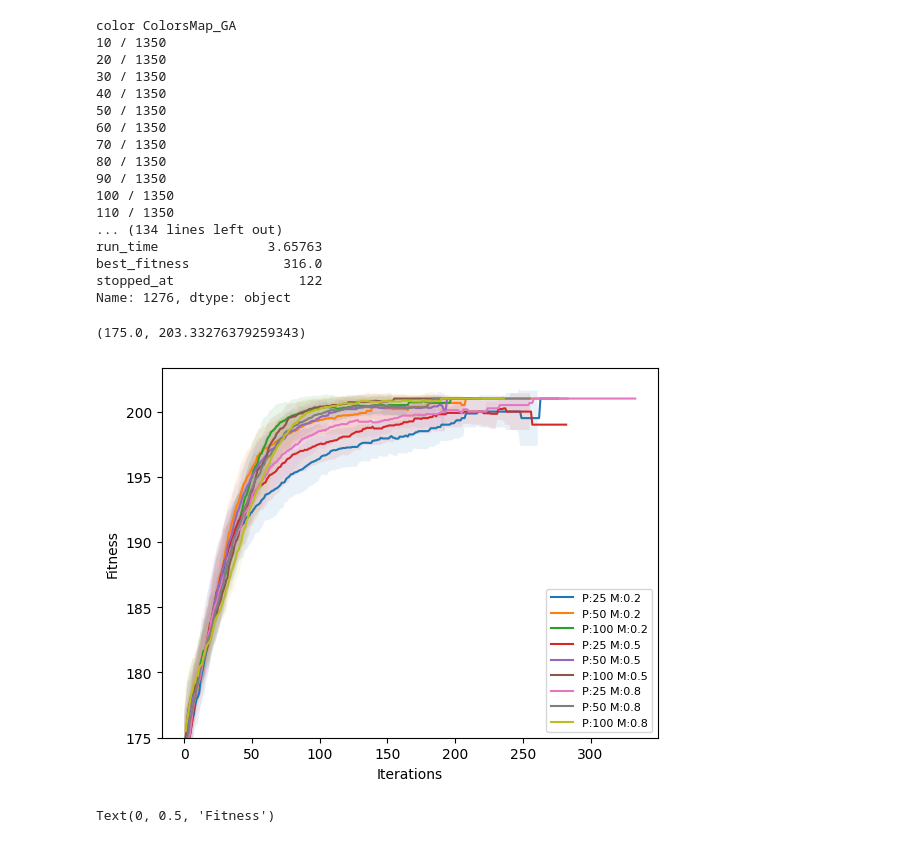
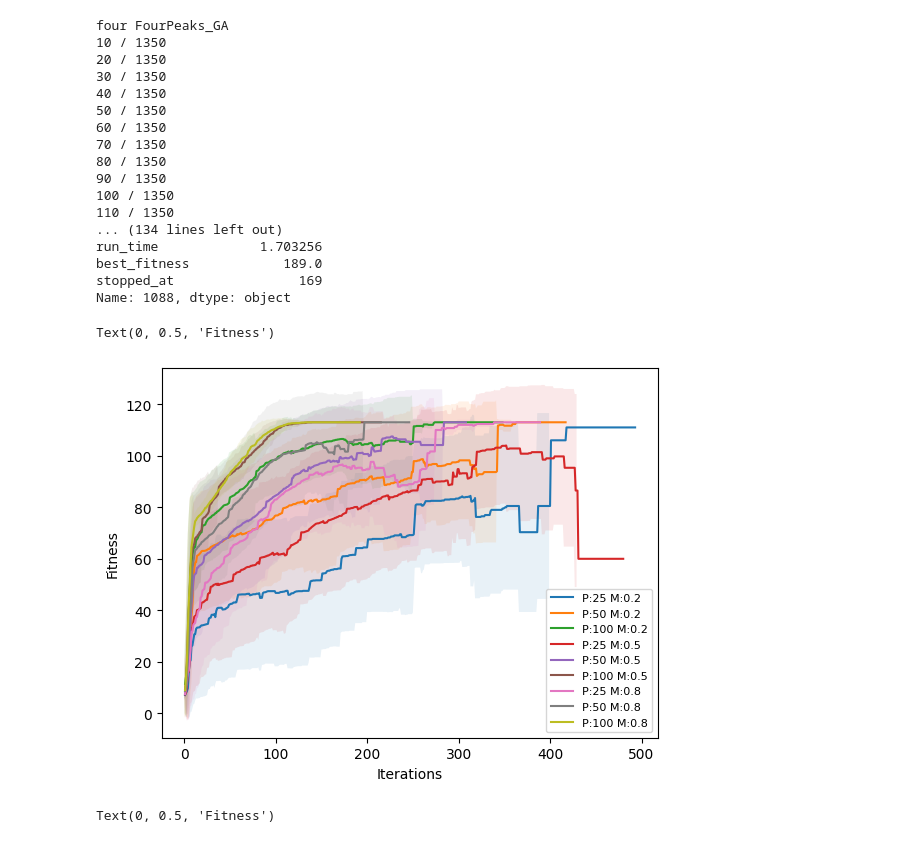
Before and after one commit to kodendaal/cs_7641_a2, a Jupyter notebook: main.ipynb, the cells around one changed output. Drawn from its saved outputs; the diff is of its cells as text; code cells hidden in the pictures.

```diff
--- a/main.ipynb
+++ b/main.ipynb
@@ -18,8 +17,8 @@ from sklearn.exceptions import ConvergenceWarning
 warnings.simplefilter("ignore", category=ConvergenceWarning)
 # %%
 # problem control ('four' and 'color')
-prob_type = 'four'
-load_previous = True
+prob_type = 'color'
+load_previous = False
 # %%
 if load_previous:
     if prob_type == 'four':
@@ -354,7 +351,7 @@ if not load_previous:
 	np.random.seed(100)
 	seeds = np.random.randint(0, 1000, size=(10))
 	n_size = [20, 40, 60, 80, 100]
-	attempt_size = [0] #, 25, 50, 75]
+	attempt_size = [25, 50, 75]
 	pop_sizes = [25, 50, 100]
 	mut_size = [0.2, 0.5, 0.8]
 	iters = 50000 # np.inf
@@ -385,7 +382,7 @@ if not load_previous:
 
 						stopped_at = curve.shape[0]
 						results_list.append((experiment_name, count, seed, n, attempts, iters, pop_size, mutation_prob, run_time, best_fitness, stopped_at))
-						df_curve = pd.DataFrame(curve, columns=['fitness','fevals'])
+						df_curve = pd.DataFrame(curve, columns=['fitness', 'fevals'])
 						df_curve['iterations'] = np.arange(1, len(curve)+1)
 						df_curve['fevals_total'] = df_curve['fevals'].cumsum()
 						df_curve[['count', 'seed', 'prob_size', 'max_attempts', 'max_iters', 'pop_size', 'mutation_prob', 'run_time', 'best_fitness', 'stopped_at']] = count, seed, n, attempts, iters, pop_size, mutation_prob, run_time, best_fitness, stopped_at
@@ -405,7 +402,7 @@ if not load_previous:
 	idx = df_max['stopped_at'].idxmin()
 	print(df_results_ga.loc[idx])
 # %% [output]
-color ColorsMap_GA
+four FourPeaks_GA
 10 / 1350
 20 / 1350
 30 / 1350
@@ -418,32 +415,32 @@ color ColorsMap_GA
 100 / 1350
 110 / 1350
 ... (134 lines left out)
-run_time              3.65763
-best_fitness            316.0
-stopped_at                122
-Name: 1276, dtype: object
+run_time             1.703256
+best_fitness            189.0
+stopped_at                169
+Name: 1088, dtype: object
 # %%
 # average fitness performance for varying hyperparameters (multiple seeds)
 attempt_size = [25]
 pop_sizes = [25, 50, 100]
 mut_size = [0.2, 0.5, 0.8]
 
 # for a in attempt_size:
 for m in mut_size:
     for p in  pop_sizes:
         df_group = df_curve_ga[(df_curve_ga['mutation_prob'] == m) & (df_curve_ga['pop_size'] == p) & (df_curve_ga['prob_size'] == 60)]
         fit_mean = df_group.groupby('iterations').mean()['fitness']
         fit_std = df_group.groupby('iterations').std()['fitness']
         plt.plot(fit_mean, label='P:' + str(p) + ' M:'+str(m))
         plt.fill_between(np.arange(len(fit_mean)), fit_mean - fit_std, fit_mean + fit_std, alpha=0.1)
 plt.legend(fontsize=8)
 plt.xlabel('Iterations')
 plt.ylabel('Fitness')
 # if prob_type == 'four':
-plt.ylim(bottom=175)
+# plt.ylim(bottom=175)
 # %% [output]
-(175.0, 203.33276379259343)
+Text(0, 0.5, 'Fitness')
-[figure, old version]
+[figure, new version]
 # %%
 # average fitness performance for varying hyperparameters (multiple seeds)
 attempt_size = [25]
```
Also changed, not shown: parts of 18 cells of this notebook, 2 other files.
